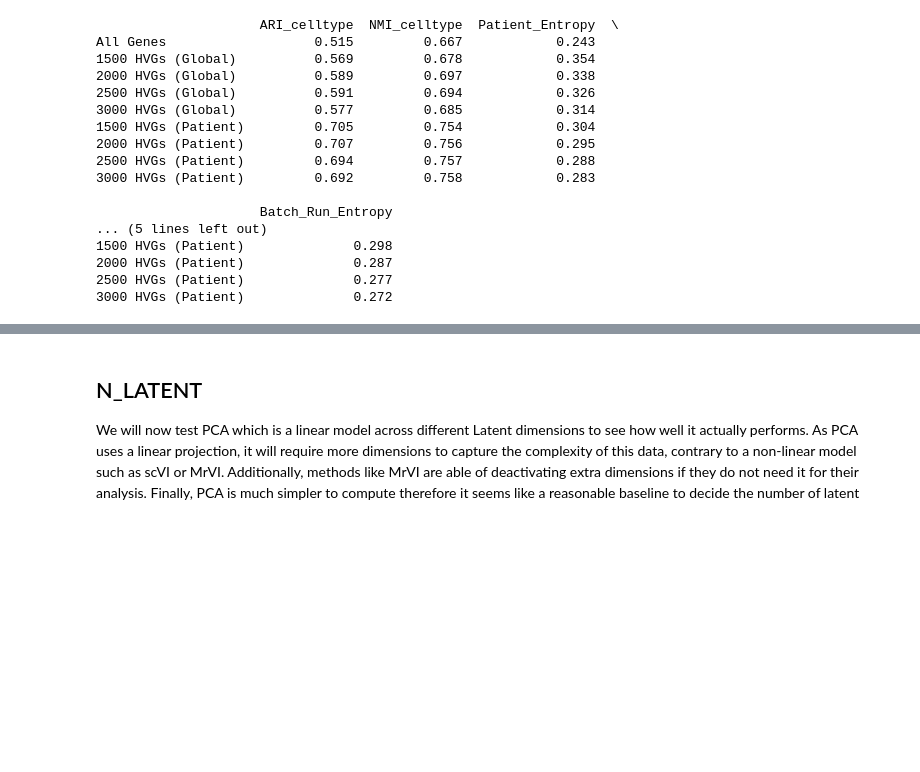
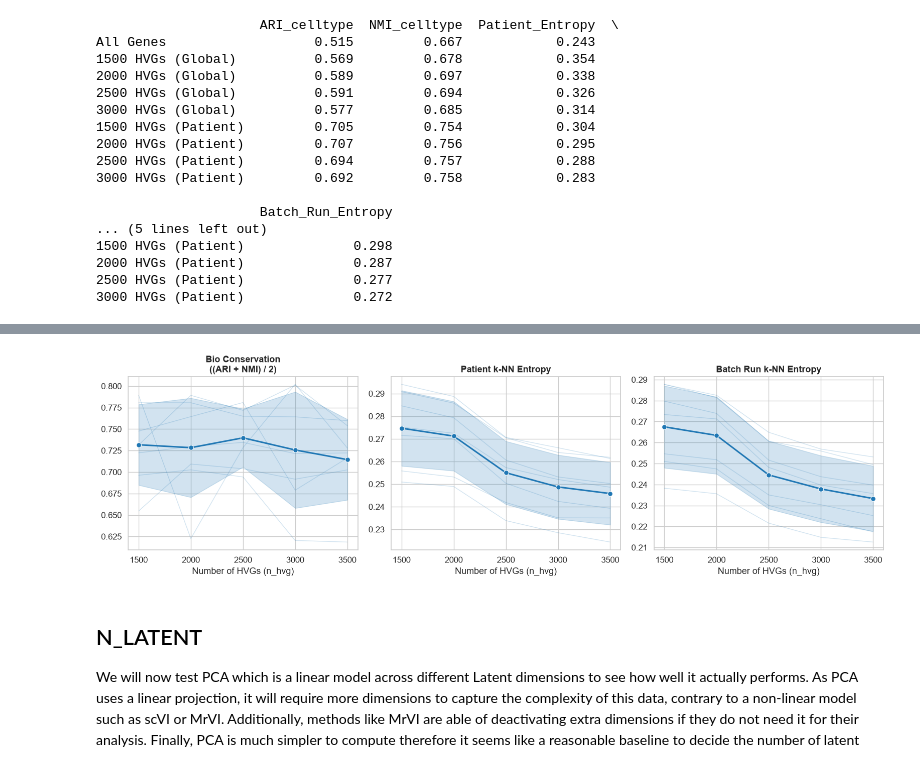
Before and after one commit to alvarodca/DeepGen-Oncology, a Jupyter notebook: models.ipynb, the cells around one changed output, grey strips where cells are left out. Saved outputs shown, nothing was run; the diff lists cells and outputs as text; code cells hidden in the pictures; blank space fills up the shorter version.

Commit message:
Robust HVGs, Latent and Metric

```diff
--- a/models.ipynb
+++ b/models.ipynb
@@ -337,3 +440,49 @@ The main conclusion, based on the teacher's explanation is is while it is true t
+# %%
+sns.set_theme(style="whitegrid", context="notebook", font_scale=1.1)
+
+metrics = [
+    ("bio", "Bio Conservation\n((ARI + NMI) / 2)"),
+    ("Patient_Entropy", "Patient k-NN Entropy"),
+    ("Batch_Run_Entropy", "Batch Run k-NN Entropy"),
+]
+
+fig, axes = plt.subplots(1, 3, figsize=(16, 4.8), sharex=True)
+
+modes = res["mode"].unique()
+palette = dict(zip(modes, sns.color_palette("tab10", len(modes))))
+xticks = sorted(res["n_hvg"].unique())
+
+for ax, (col, title) in zip(axes, metrics):
+    # Individual seed trajectories
+    for mode in modes:
+        sub = res[res["mode"] == mode]
+        for _, seed_df in sub.groupby("seed"):
+            seed_df = seed_df.sort_values("n_hvg")
+            ax.plot(
+                seed_df["n_hvg"], seed_df[col],
+                color=palette[mode], alpha=0.2, linewidth=1
+            )
+
+    # Mean ± SD
+    sns.lineplot(
+        data=res, x="n_hvg", y=col, hue="mode",
+        palette=palette, marker="o", markersize=7, linewidth=2.2,
+        errorbar="sd", err_style="band", ax=ax, legend=(ax == axes[0])
+    )
+    ax.set_title(title, fontweight="bold")
+    ax.set_ylabel("")
+    ax.set_xlabel("Number of HVGs (n_hvg)")
+    ax.set_xticks(xticks)
+
+if len(modes) > 1:
+    axes[0].legend(title="HVG Mode", frameon=True)
+elif axes[0].get_legend() is not None:
+    axes[0].get_legend().remove()
+
+plt.tight_layout()
+plt.show()
+# %% [output]
+[figure, added]
 # %%
 # Filtering our data to just the patient HVG genes
 sc.pp.highly_variable_genes(adata, n_top_genes=N_HVG, flavor="seurat_v3",
```
Also changed, not shown: parts of 11 cells of this notebook, 4 other files.
